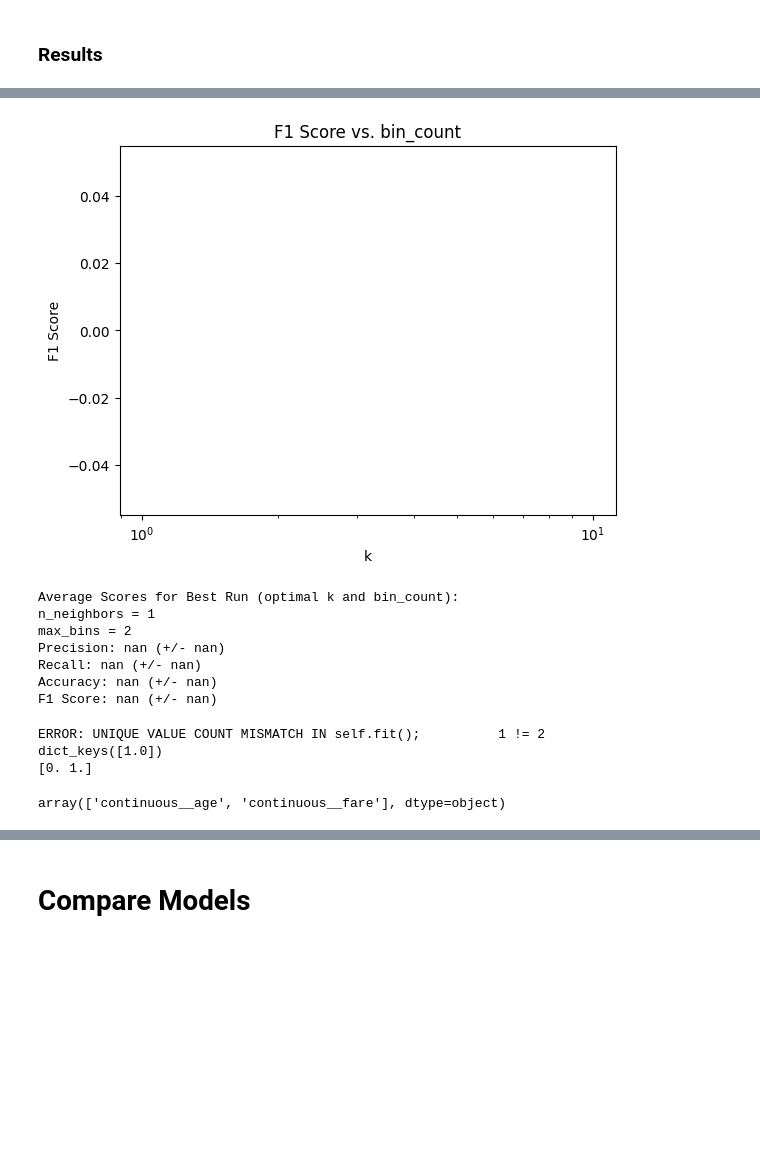
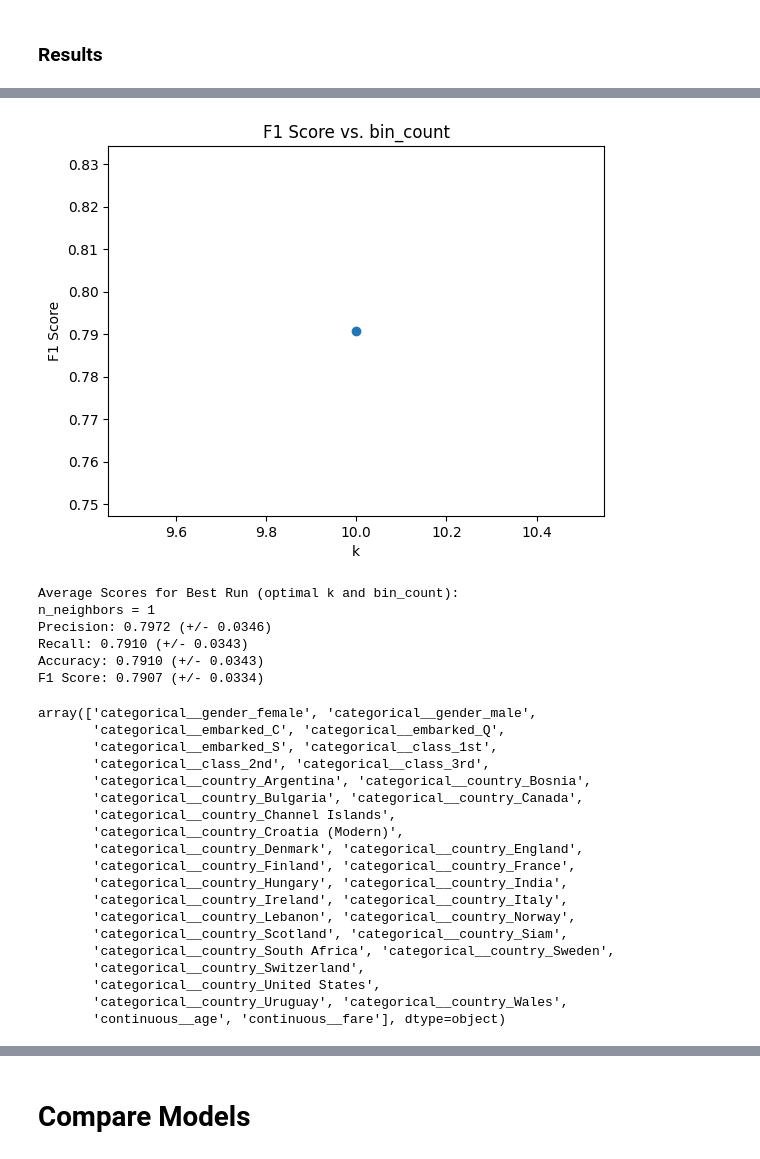
Before and after one commit to IsaacFigNewton/Conditional-Probability-Manifold-Regressor, a Jupyter notebook: KNN_Estimation_of_Feature_Probability_Distributions.ipynb, the cells around one changed output, grey strips where cells are left out. Drawn from its saved outputs; the diff is of its cells as text; code cells hidden in the pictures; blank space fills up the shorter version.

Commit message:
Updated TODO and renamed vars, pushing again because it failed before

```diff
--- a/KNN_Estimation_of_Feature_Probability_Distributions.ipynb
+++ b/KNN_Estimation_of_Feature_Probability_Distributions.ipynb
@@ -61,15 +55,7 @@ from sklearn.model_selection import KFold,\
                                       cross_validate
 # %%
 # Prepare for k-fold cross-validation
-n_neighbors = 1
-max_bins = 50
-
-# Define the parameter grid
-param_grid = {
-    'regressor__n_neighbors': range(1, 2),
-    'regressor__max_bins': list(chain(range(2, 10, 2), range(10, 110, 10)))
-}
-
+default_n_neighbors = 1
 n_splits = 5
 kf = KFold(n_splits=n_splits, shuffle=True, random_state=42)
 colormap = {
@@ -480,7 +323,7 @@ print(len(dataset))
 
 # Identify categorical, continuous, and binary columns
 quantitative_vars = ["age", "fare"]
-categorical_vars = []#"gender", "embarked", "class", "country"]
+categorical_vars = ["gender", "embarked", "class", "country"]
 X = quantitative_vars + categorical_vars
 
 y = ['survived']
@@ -877,11 +608,17 @@ F1 Score: 0.0000
 # %% [markdown]
 ## Custom Approach
 # %%
+# Define the parameter grid
+param_grid = {
+    'regressor__n_neighbors': range(1, 2),
+    'regressor__max_bins': range(10, 20, 10)
+}
+
 # Create a scorer dictionary
 scorers = {
     'precision': make_scorer(precision_score, average='weighted', zero_division=0),
     'recall': make_scorer(recall_score, average='weighted', zero_division=0),
-    'accuracy': make_scorer(accuracy_score, average='weighted', zero_division=0),
+    'accuracy': make_scorer(accuracy_score),
     'f1': make_scorer(f1_score, average='weighted', zero_division=0)
 }
 
@@ -893,18 +630,15 @@ pipeline = Pipeline([
 grid_search = GridSearchCV(
     estimator=pipeline,
     param_grid=param_grid,
-    # Use the same KFold object as before
-    cv=kf,
-    scoring="f1_weighted",
-    # Refit using the best F1 score
-    refit='f1',
+    cv=kf,  # Use the same KFold object as before
+    scoring=scorers,
+    refit='f1',  # Refit using the best F1 score
     return_train_score=False,
-    # Use all available cores
-    n_jobs=-1,
-    verbose=3
+    n_jobs=-1  # Use all available cores
 )
+
 # Fit the GridSearchCV object
-grid_search.fit(transformed_X, transformed_y)
+grid_search.fit(transformed_dataset[transformed_feature_names], transformed_dataset[y[0]].map(class_map))
 
 # Get the results
 results = pd.DataFrame(grid_search.cv_results_)
@@ -986,18 +705,16 @@ print(f1_by_k_bins.head())
 # %%
 plt.plot(f1_by_k_bins["bin_count"], f1_by_k_bins["f1"], marker='o') # Use plt.plot() for line plots
 plt.title("F1 Score vs. bin_count")
 plt.xlabel("k")
 plt.ylabel("F1 Score")
-plt.xscale("log")
 plt.show()
 # %% [output]
-[figure, old version]
+[figure, new version]
 # %%
-# Print optimal scores
+# Print average scores
 print()
 print("Average Scores for Best Run (optimal k and bin_count):")
 print(f"n_neighbors = {optimal_k}")
-print(f"max_bins = {optimal_bin_count}")
 print(f"Precision: {optimal_run['precision']:.4f} (+/- {optimal_run['std_precision']:.4f})")
 print(f"Recall: {optimal_run['recall']:.4f} (+/- {optimal_run['std_recall']:.4f})")
 print(f"Accuracy: {optimal_run['accuracy']:.4f} (+/- {optimal_run['std_accuracy']:.4f})")
@@ -1005,21 +722,34 @@ print(f"F1 Score: {optimal_run['f1']:.4f} (+/- {optimal_run['std_f1']:.4f})")
 # %% [output]
 Average Scores for Best Run (optimal k and bin_count):
 n_neighbors = 1
-max_bins = 2
-Precision: nan (+/- nan)
-Recall: nan (+/- nan)
-Accuracy: nan (+/- nan)
-F1 Score: nan (+/- nan)
+Precision: 0.7972 (+/- 0.0346)
+Recall: 0.7910 (+/- 0.0343)
+Accuracy: 0.7910 (+/- 0.0343)
+F1 Score: 0.7907 (+/- 0.0334)
 # %%
-model = best_model.fit(transformed_X, transformed_y)
-y_pred = pd.Series(model.predict(transformed_X))
+model = best_model.fit(transformed_dataset[transformed_feature_names], transformed_dataset[y[0]].map(class_map))
+y_pred = pd.Series(model.predict(transformed_dataset[transformed_feature_names]))
-# %% [output]
-ERROR: UNIQUE VALUE COUNT MISMATCH IN self.fit();          1 != 2
-dict_keys([1.0])
-[0. 1.]
 # %%
 transformed_feature_names
 # %% [output]
-array(['continuous__age', 'continuous__fare'], dtype=object)
+array(['categorical__gender_female', 'categorical__gender_male',
+       'categorical__embarked_C', 'categorical__embarked_Q',
+       'categorical__embarked_S', 'categorical__class_1st',
+       'categorical__class_2nd', 'categorical__class_3rd',
+       'categorical__country_Argentina', 'categorical__country_Bosnia',
+       'categorical__country_Bulgaria', 'categorical__country_Canada',
+       'categorical__country_Channel Islands',
+       'categorical__country_Croatia (Modern)',
+       'categorical__country_Denmark', 'categorical__country_England',
+       'categorical__country_Finland', 'categorical__country_France',
+       'categorical__country_Hungary', 'categorical__country_India',
+       'categorical__country_Ireland', 'categorical__country_Italy',
+       'categorical__country_Lebanon', 'categorical__country_Norway',
+       'categorical__country_Scotland', 'categorical__country_Siam',
+       'categorical__country_South Africa', 'categorical__country_Sweden',
+       'categorical__country_Switzerland',
+       'categorical__country_United States',
+       'categorical__country_Uruguay', 'categorical__country_Wales',
+       'continuous__age', 'continuous__fare'], dtype=object)
 # %%
 transformed_quant_names = ["continuous__" + quantitative_vars[i] for i in range(len(quantitative_vars))]
```
Also changed, not shown: parts of 29 cells of this notebook.
